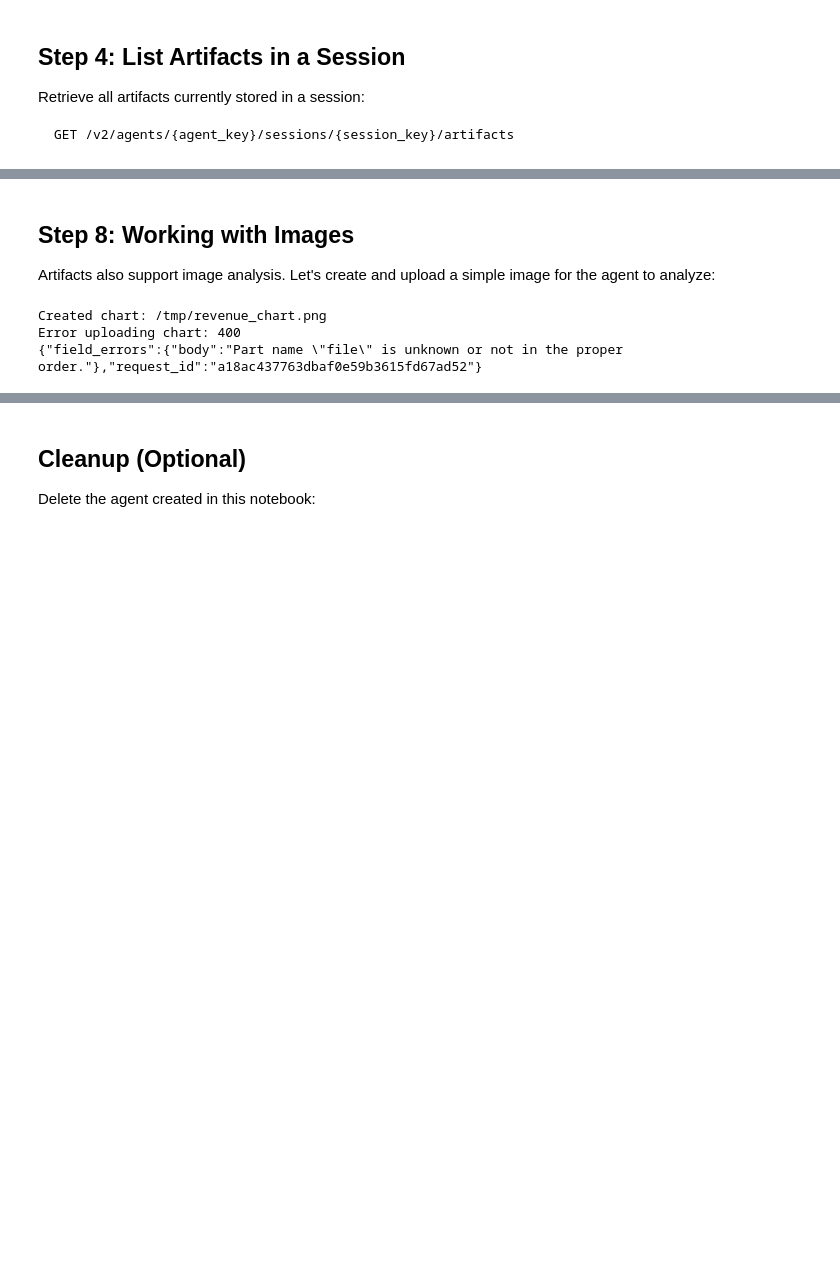
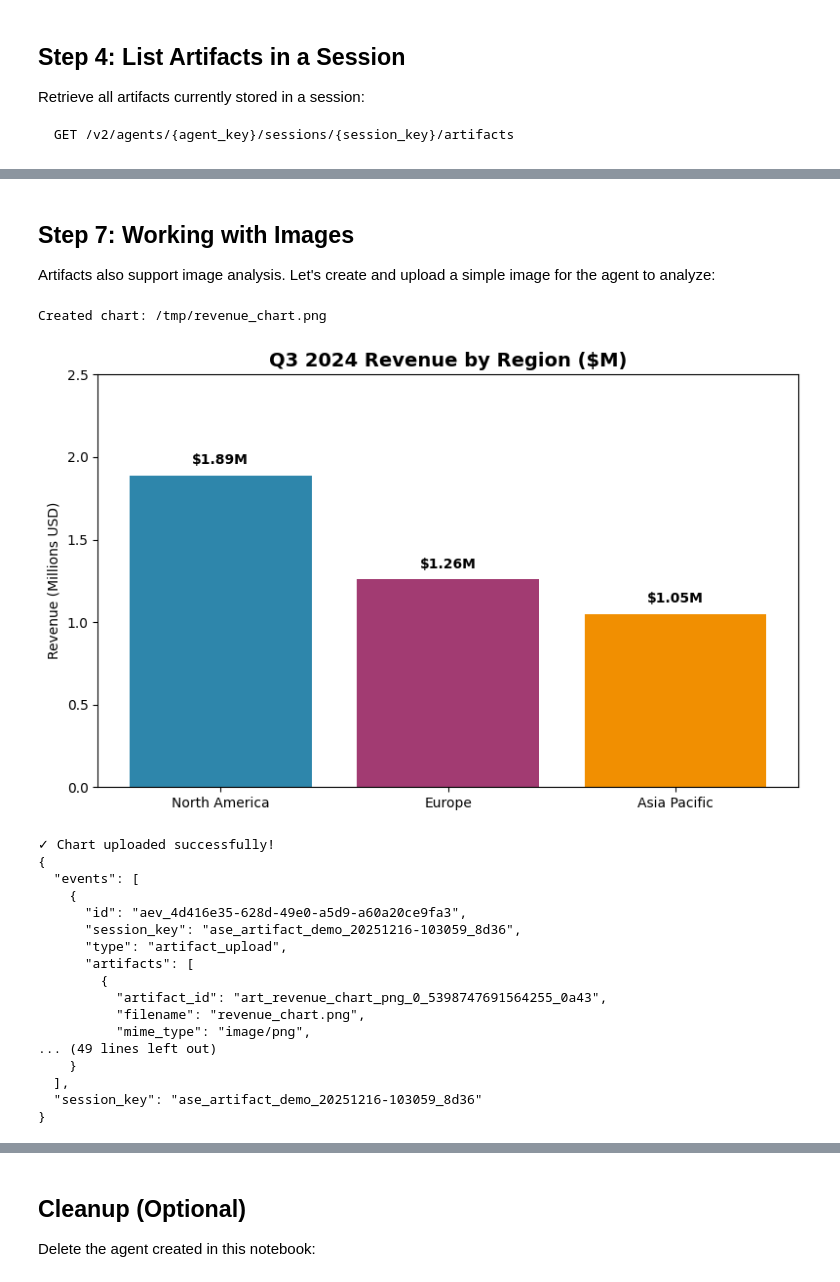
Before and after one commit to vectara/example-notebooks, a Jupyter notebook: notebooks/api-examples/6-artifacts.ipynb, the cells around one changed output, grey strips where cells are left out. Cells and saved outputs as stored; diff of their text form; code cells hidden in the pictures; blank space fills up the shorter version.

Commit message:
fixed artifacts notebook and updated VHC contraditions example

```diff
--- a/notebooks/api-examples/6-artifacts.ipynb
+++ b/notebooks/api-examples/6-artifacts.ipynb
@@ -104,14 +111,8 @@ artifact_agent_config = {
             {
                 "type": "inline",
                 "name": "artifact_instructions",
-                "template": """You are a document analysis assistant that helps users understand and process their files.
-
-When a user uploads a file:
-1. Acknowledge the upload and identify the file type
-2. Use appropriate tools to read and analyze the content
-3. Provide clear, structured insights
-4. Offer to create derivative artifacts (summaries, reports) if helpful
-
+                "template": """
+You are a document analysis assistant that helps users understand and process their files.
 Always be thorough in your analysis and cite specific sections of documents when relevant."""
             }
         ],
@@ -475,7 +465,7 @@ All artifacts in session (including agent-generated):
   }
 }
 # %% [markdown]
-## Step 8: Working with Images
+## Step 7: Working with Images
 
 Artifacts also support image analysis. Let's create and upload a simple image for the agent to analyze:
 # %%
@@ -485,8 +475,7 @@ if not artifact_agent_key or not session_key:
 else:
     try:
         import matplotlib.pyplot as plt
-        import matplotlib
-        matplotlib.use('Agg')  # Non-interactive backend
+        from IPython.display import Image, display
 
         # Create a simple bar chart
         regions = ['North America', 'Europe', 'Asia Pacific']
@@ -498,48 +487,64 @@ else:
         plt.ylabel('Revenue (Millions USD)')
         plt.ylim(0, 2.5)
 
         # Add value labels on bars
         for bar, val in zip(bars, revenue):
             plt.text(bar.get_x() + bar.get_width()/2, bar.get_height() + 0.05,
                      f'${val}M', ha='center', va='bottom', fontweight='bold')
 
         plt.tight_layout()
 
         # Save the chart
         chart_path = "/tmp/revenue_chart.png"
         plt.savefig(chart_path, dpi=100, bbox_inches='tight')
         plt.close()
 
         print(f"Created chart: {chart_path}")
 
-        # Upload the image artifact via the events endpoint
+        # Display the image in the notebook
+        display(Image(filename=chart_path))
+
+        # Upload the image artifact via the events endpoint (without message)
         upload_url = f"{BASE_URL}/agents/{artifact_agent_key}/sessions/{session_key}/events"
 
         with open(chart_path, "rb") as f:
-            # Match the cURL format: file (singular), message, stream_response
-            files = {
-                "file": ("revenue_chart.png", f, "image/png")
-            }
-            data = {
-                "message": "Please analyze this revenue chart.",
-                "stream_response": "false"
-            }
-            response = requests.post(upload_url, headers=upload_headers, files=files, data=data)
+            file_content = f.read()
 
-        if response.status_code in [200, 201]:
+        files = {"files": ("revenue_chart.png", file_content, "image/png")}
+        data = {"stream_response": "false"}
+
+        upload_response = requests.post(upload_url, headers=upload_headers, files=files, data=data)
+
+        if upload_response.status_code in [200, 201]:
             print("✓ Chart uploaded successfully!")
-            event_data = response.json()
+            event_data = upload_response.json()
             print(json.dumps(event_data, indent=2))
         else:
-            print(f"Error uploading chart: {response.status_code}")
-            print(response.text)
+            print(f"Error uploading chart: {upload_response.status_code}")
+            print(upload_response.text)
 
     except ImportError:
         print("matplotlib not available. Skipping image example.")
         print("To run this example, install matplotlib: pip install matplotlib")
 # %% [output]
 Created chart: /tmp/revenue_chart.png
-Error uploading chart: 400
-{"field_errors":{"body":"Part name \"file\" is unknown or not in the proper order."},"request_id":"a18ac437763dbaf0e59b3615fd67ad52"}
+[figure, added]
+✓ Chart uploaded successfully!
+{
+  "events": [
+    {
+      "id": "aev_4d416e35-628d-49e0-a5d9-a60a20ce9fa3",
+      "session_key": "ase_artifact_demo_20251216-103059_8d36",
+      "type": "artifact_upload",
+      "artifacts": [
+        {
+          "artifact_id": "art_revenue_chart_png_0_5398747691564255_0a43",
+          "filename": "revenue_chart.png",
+          "mime_type": "image/png",
+... (49 lines left out)
+    }
+  ],
+  "session_key": "ase_artifact_demo_20251216-103059_8d36"
+}
 # %%
 # Ask the agent to analyze the chart
```
Also changed, not shown: parts of 18 cells of this notebook, 1 other file.
